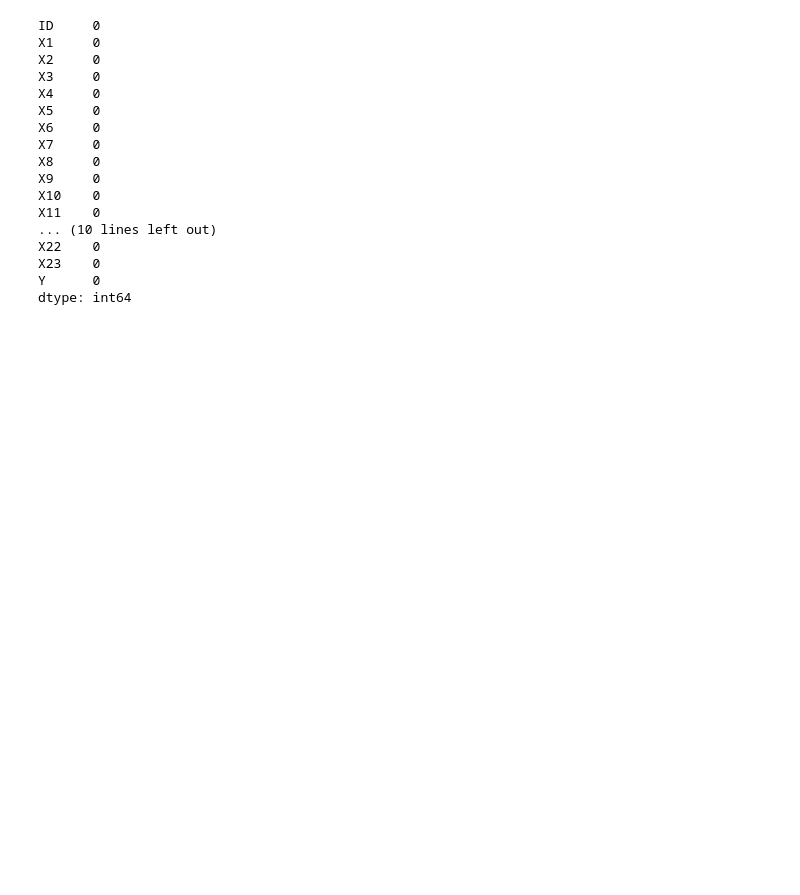
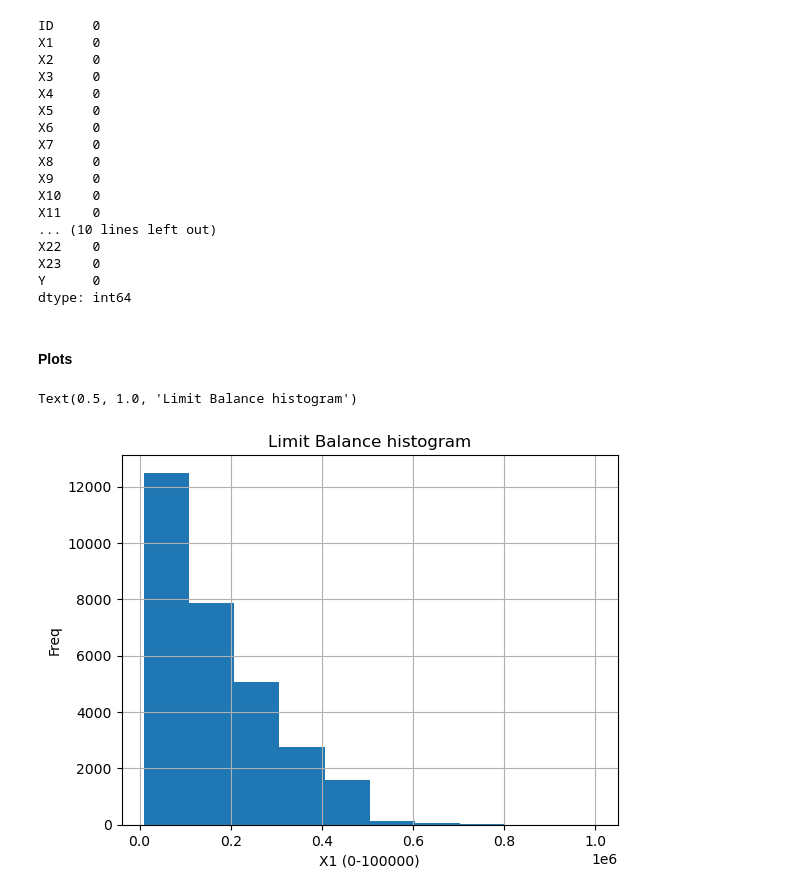
Before and after one commit to utkarshpant/6304-big-data-final-project, a Jupyter notebook: default+of+credit+card+clients/Source.ipynb, the cells around one changed output. Cells and saved outputs as stored; diff of their text form; code cells hidden in the pictures; blank space fills up the shorter version.

Commit message:
Began plot work

```diff
--- a/default+of+credit+card+clients/Source.ipynb
+++ b/default+of+credit+card+clients/Source.ipynb
@@ -197,3 +197,13 @@ X22    0
 X23    0
 Y      0
 dtype: int64
+# %% [markdown]
+#### Plots
+# %%
+df['X1'].hist(bins=10)
+plt.xlabel('X1 (0-100000)')
+plt.ylabel('Freq')
+plt.title('Limit Balance histogram')
+# %% [output]
+Text(0.5, 1.0, 'Limit Balance histogram')
+[figure, added]
```
Also changed, not shown: parts of 3 cells of this notebook.
